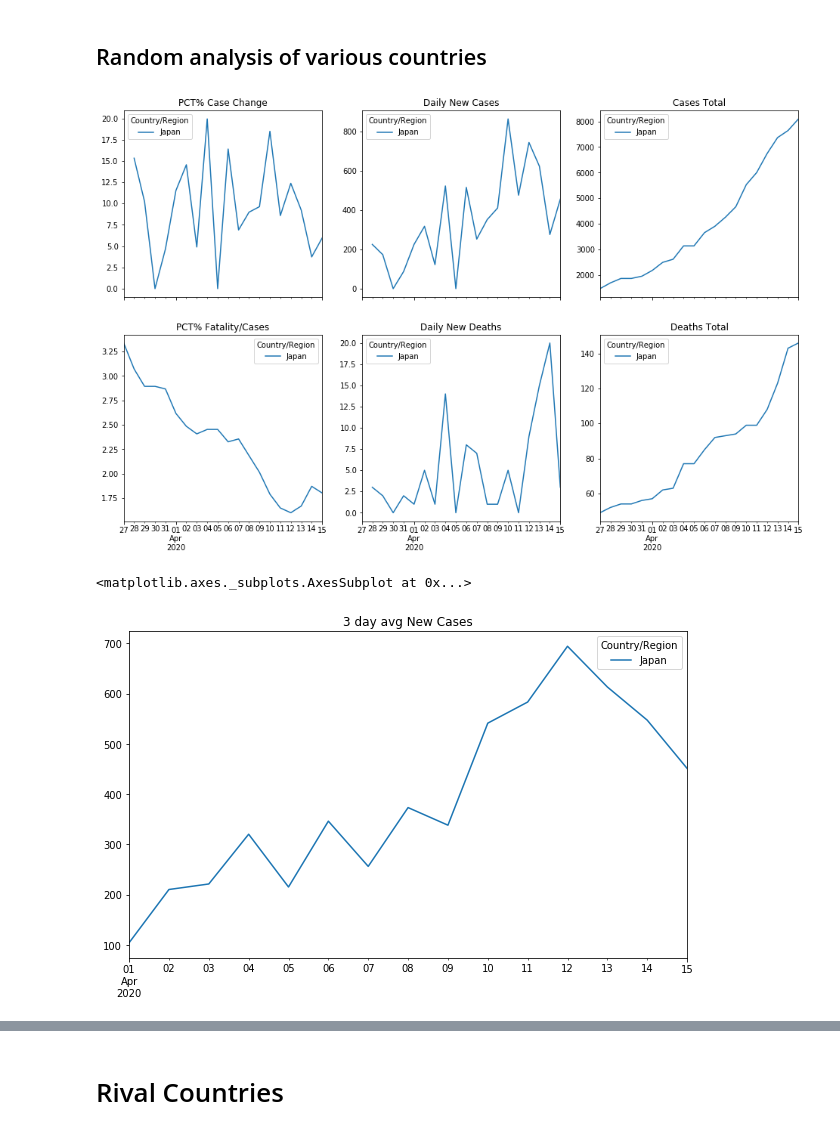
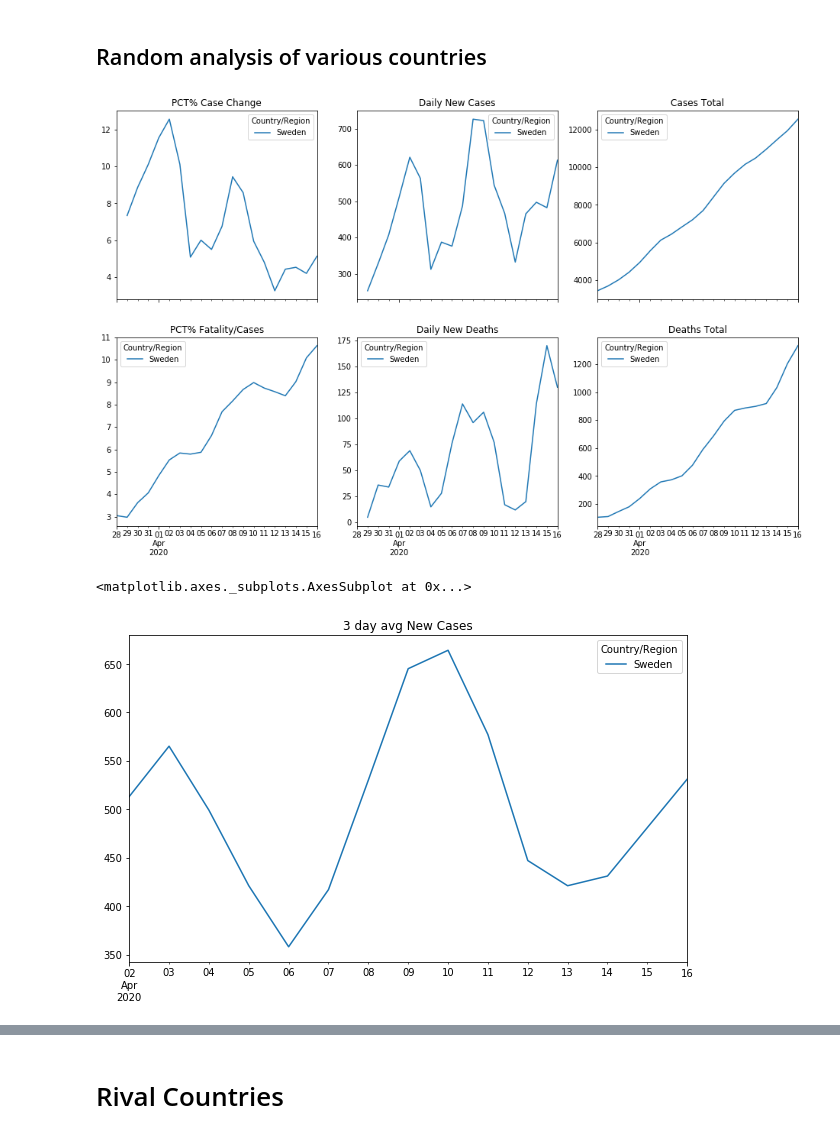
Before and after one commit to dougfoo/machineLearning, a Jupyter notebook: covid/COVID-global-working.ipynb, the cells around one changed output, grey strips where cells are left out. Drawn from its saved outputs; the diff is of its cells as text; code cells hidden in the pictures.

```diff
--- a/covid/COVID-global-working.ipynb
+++ b/covid/COVID-global-working.ipynb
@@ -256,30 +256,30 @@ display('top countries d', dfd_g2.sort_values(by=[dfd_g2.columns[-1]], ascending
 # %%
 # ad hoc overlays
 countries = ['Japan','Singapore','Thailand','Vietnam','India','Korea, South','Pakistan']
-countries = ['Japan']
+countries = ['Sweden']
 maxdays = 20
 
 fig, axs = plt.subplots(2,3, figsize=(16, 10), sharex=True)
 dfc_g3 = dfc_g2.transpose().tail(maxdays).transpose().sort_index()
 dfd_g3 = dfd_g2.transpose().tail(maxdays).transpose().sort_index()
 
 pctline = dfc_g3[dfc_g3.index.isin(countries)].pct_change(axis=1).transpose().mul(100).plot(ax=axs[0,0], title='PCT% Case Change')
 chgline = dfc_g3[dfc_g3.index.isin(countries)].diff(axis=1).transpose().plot(ax=axs[0,1], title='Daily New Cases')
 actline = dfc_g3[dfc_g3.index.isin(countries)].tail(maxdays).transpose().plot(ax=axs[0,2], title='Cases Total')
 
 #i'd like to get the colors to be the same...
 pctline = (dfd_g3[dfd_g3.index.isin(countries)]/dfc_g3[dfc_g3.index.isin(countries)]).transpose().mul(100).plot(ax=axs[1,0], title='PCT% Fatality/Cases')
 chgline = dfd_g3[dfd_g3.index.isin(countries)].diff(axis=1).transpose().plot(ax=axs[1,1], title='Daily New Deaths')
 actline = dfd_g3[dfd_g3.index.isin(countries)].transpose().plot(ax=axs[1,2], title='Deaths Total')
 plt.show()
 
 
 roll = dfc_g3[dfc_g3.index.isin(countries)].diff(axis=1).transpose().rolling(3, axis=0).mean().round(0)
 roll.tail(maxdays-5).plot(figsize=(10,6), title='3 day avg New Cases')
 # %% [output]
-[figure, old version]
+[figure, new version]
 <matplotlib.axes._subplots.AxesSubplot at 0x...>
-[figure, old version]
+[figure, new version]
 # %%
 # rolling 3 day to smooth out
 countries = ['Japan']
```
Also changed, not shown: parts of 17 cells of this notebook, 1 other file.
